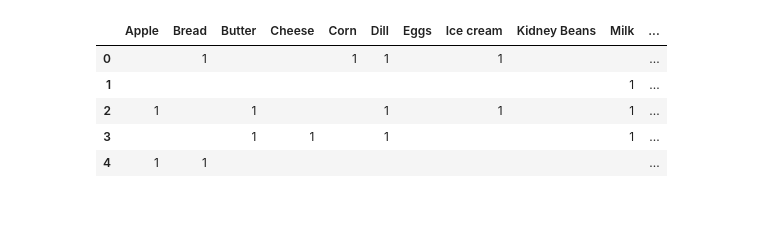
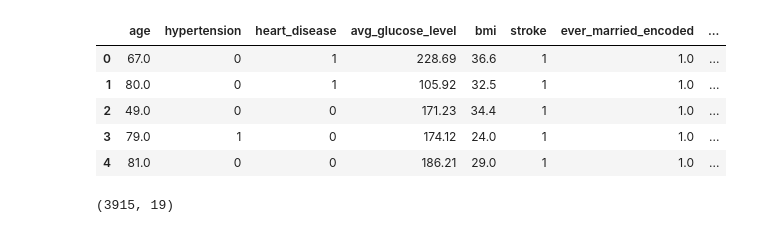
Before and after one commit to wooseok-L2/kubig2025, a Jupyter notebook: ornage3/test.ipynb, the cells around one changed output. Cells and saved outputs as stored; diff of their text form; code cells hidden in the pictures.

```diff
--- a/ornage3/test.ipynb
+++ b/ornage3/test.ipynb
@@ -1,6 +1,7 @@
 # %%
 import pandas as pd
 import numpy as np
-df = pd.read_csv('/home/lws/kulws2025/kubig2025/ornage3/data/basket_analysis.csv')
+df = pd.read_csv('/home/lws/kulws2025/kubig2025/ornage3/data/healthcare-dataset-3.csv')
 df.head()
+df.shape
 # %% [output]
@@ -13,13 +9,15 @@ df.head()
 # %%
-df = df.drop('Unnamed: 0', axis=1)
-df1 = df.replace(True, 1).replace(False, "")
+cols2 = ['gender_encoded','work_type_encoded', 'smoking_status_encoded']
+df1 = pd.get_dummies(df, columns=cols2)
 df1.head()
 # %% [output]
-|  | Apple | Bread | Butter | Cheese | Corn | Dill | Eggs | Ice cream | Kidney Beans | Milk | ... |
-| 0 |  | 1 |  |  | 1 | 1 |  | 1 |  |  | ... |
-| 1 |  |  |  |  |  |  |  |  |  | 1 | ... |
-| 2 | 1 |  | 1 |  |  | 1 |  | 1 |  | 1 | ... |
-| 3 |  |  | 1 | 1 |  | 1 |  |  |  | 1 | ... |
-| 4 | 1 | 1 |  |  |  |  |  |  |  |  | ... |
+|  | age | hypertension | heart_disease | avg_glucose_level | bmi | stroke | ever_married_encoded | ... |
+| 0 | 67.0 | 0 | 1 | 228.69 | 36.6 | 1 | 1.0 | ... |
+| 1 | 80.0 | 0 | 1 | 105.92 | 32.5 | 1 | 1.0 | ... |
+| 2 | 49.0 | 0 | 0 | 171.23 | 34.4 | 1 | 1.0 | ... |
+| 3 | 79.0 | 1 | 0 | 174.12 | 24.0 | 1 | 1.0 | ... |
+| 4 | 81.0 | 0 | 0 | 186.21 | 29.0 | 1 | 1.0 | ... |
 # %%
-df1.to_csv('/home/lws/kulws2025/kubig2025/ornage3/data/1basket_analysis.csv', index=False)
+df1.shape
+# %% [output]
+(3915, 19)
```
Also changed, not shown: parts of 4 cells of this notebook, 17 other files.
